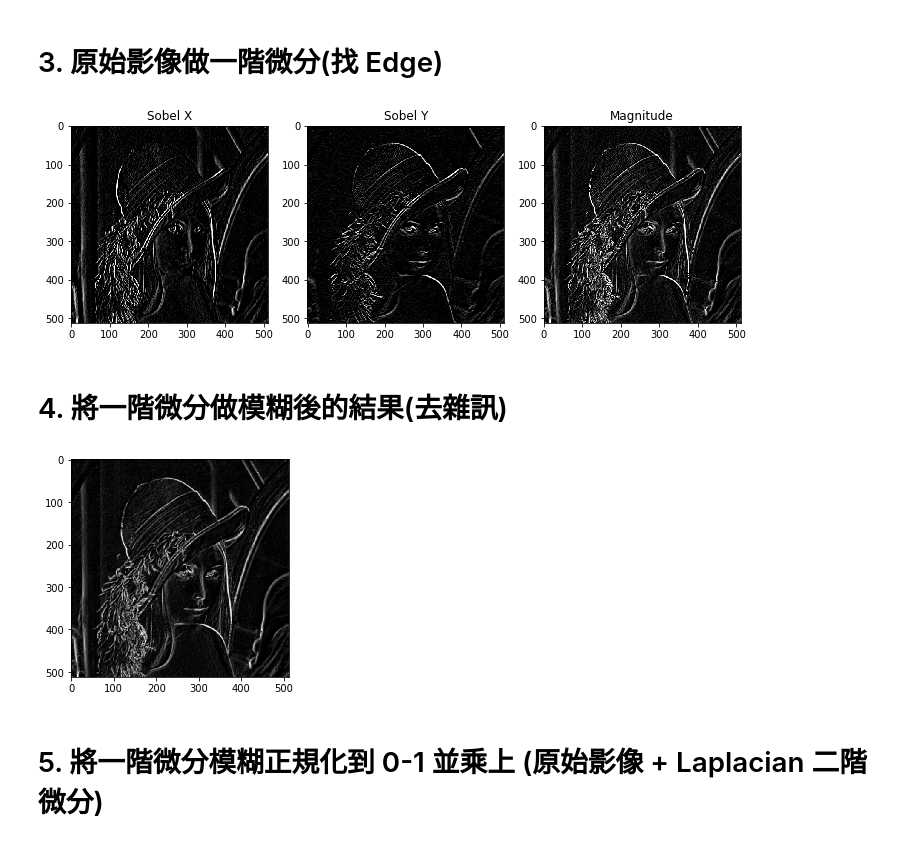
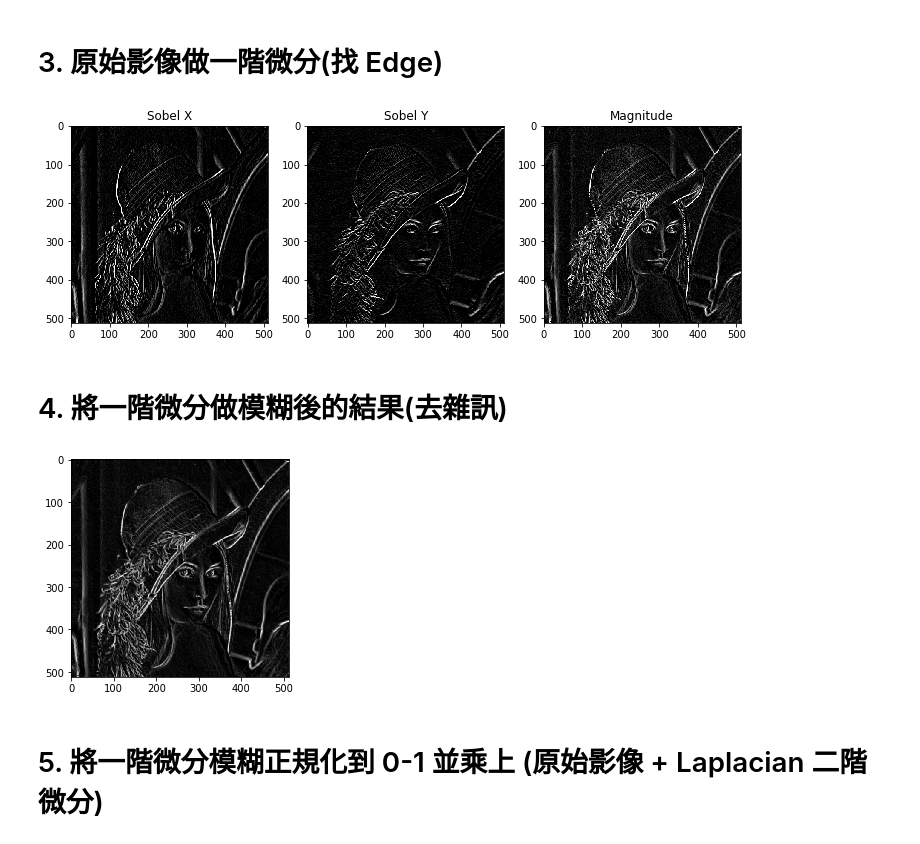
Before and after one commit to Chris99252/NCUC-IP, a Jupyter notebook: Convolution/Convolution.ipynb, the cells around one changed output. Drawn from its saved outputs; the diff is of its cells as text; code cells hidden in the pictures.

```diff
--- a/Convolution/Convolution.ipynb
+++ b/Convolution/Convolution.ipynb
@@ -98,36 +85,36 @@ sobelX = np.array((
 # construct the Sobel y-axis Mask
 
 sobelY = np.array((
-	[-1, -2, -1],
+	[1, 2, 1],
 	[0, 0, 0],
-	[1, 2, 1]), dtype="int")
+	[-1, -2, -1]), dtype="int")
 
 plt.figure(figsize=(12, 12))
 
 img_sobel_X = convolution2d(LenaGray, sobelX)
 img_sobel_X = cv2.copyMakeBorder(img_sobel_X, 1, 1, 1, 1, cv2.BORDER_REPLICATE)
 
 plt.subplot(1,3,1)
 plt.title('Sobel X')
 plt.imshow(img_sobel_X, cmap='gray', vmin=0, vmax=255)
 
 img_sobel_Y = convolution2d(LenaGray, sobelY)
 img_sobel_Y = cv2.copyMakeBorder(img_sobel_Y, 1, 1, 1, 1, cv2.BORDER_REPLICATE)
 
 plt.subplot(1,3,2)
 plt.title('Sobel Y')
 plt.imshow(img_sobel_Y, cmap='gray', vmin=0, vmax=255)
 
 img_magnitude = np.hypot(img_sobel_X, img_sobel_Y)
 img_magnitude = np.array(img_magnitude, dtype=np.uint8)
 
 plt.subplot(1,3,3)
 plt.title('Magnitude')
 plt.imshow(img_magnitude, cmap='gray', vmin=0, vmax=255)
 
 plt.show()
 # %% [output]
-[figure, old version]
+[figure, new version]
 # %% [markdown]
 # 4. 將一階微分做模糊後的結果(去雜訊)
 # %%
@@ -146,7 +133,7 @@ plt.imshow(img_average, cmap='gray', vmin=0, vmax=255)
 
 plt.show()
 # %% [output]
-[figure, old version]
+[figure, new version]
 # %% [markdown]
 # 5. 將一階微分模糊正規化到 0-1 並乘上 (原始影像 + Laplacian 二階微分)
 # %%
```
Also changed, not shown: parts of 2 cells of this notebook, 1 other file.
